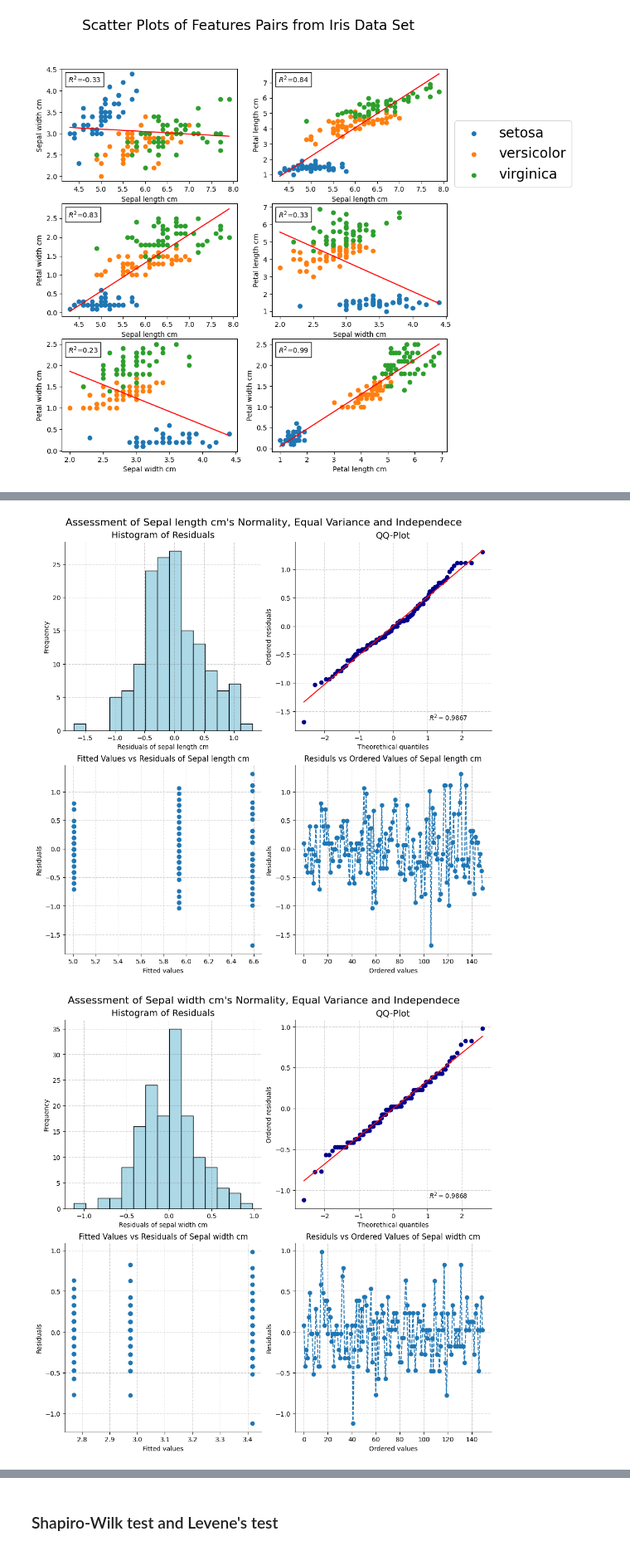
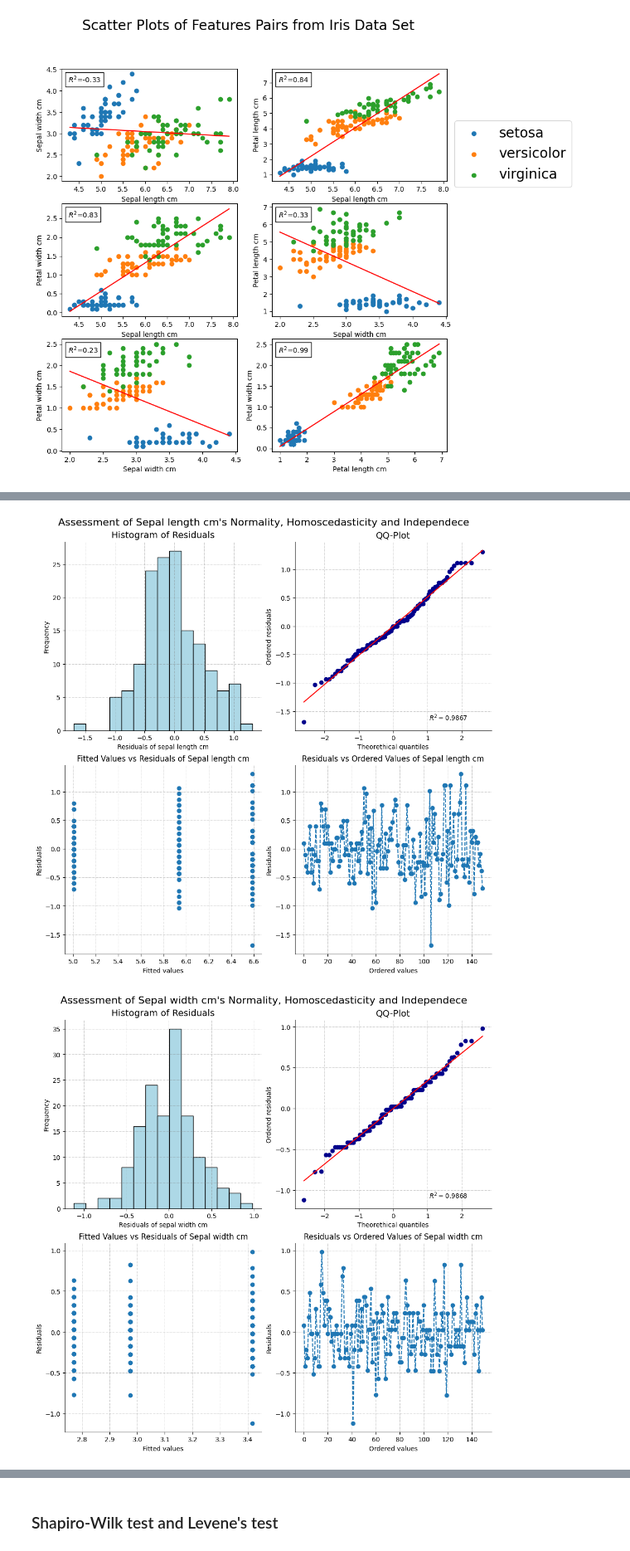
Before and after one commit to aldaszarnauskas/exploratory_analysis_iris_dataset, a Jupyter notebook: pands-project.ipynb, the cells around one changed output, grey strips where cells are left out. Shown at 83% size. Cells and saved outputs as stored; diff of their text form; code cells hidden in the pictures.

```diff
--- a/pands-project.ipynb
+++ b/pands-project.ipynb
@@ -568,34 +610,34 @@ for feature in features:
             ax.set_title("Histogram of Residuals", fontsize=14)
 
         elif count == 1:
             stats.probplot(resid, dist="norm", plot=ax, rvalue=True)
             ax.lines[0].set_color('darkblue')
             ax.set_xlabel("Theorethical quantiles", fontsize=10)
             ax.set_ylabel("Ordered residuals", fontsize=10)
             ax.set_title("QQ-Plot", fontsize=14)
         elif count == 2:
             ax.scatter(fitted_values,resid)
             ax.set_xlabel("Fitted values")
             ax.set_ylabel("Residuals")
             ax.set_title(f"Fitted Values vs Residuals of {feature_name.capitalize()}")
         else:
             ax.plot(resid, marker="o", linestyle="--")
             ax.set_xlabel("Ordered values")
             ax.set_ylabel("Residuals")
-            ax.set_title(f"Residuls vs Ordered Values of {feature_name.capitalize()}")
+            ax.set_title(f"Residuals vs Ordered Values of {feature_name.capitalize()}")
             print("""
 
 
             """)
 
 
     # Set the title
     fig.suptitle(f'Assessment of {feature_name.replace(" (cm)", ""
-).capitalize()}\'s Normality, Equal Variance and Independece', fontsize=16)
+).capitalize()}\'s Normality, Homoscedasticity and Independece', fontsize=16)
     # Save the plot
     plt.savefig(f"{feature}_assesment_of_norm_var_ind.png", dpi=300, bbox_inches = 'tight')
     # Show the plot
     plt.show()
 # %% [output]
-[figure, old version]
+[figure, new version]
-[figure, old version]
+[figure, new version]
```
Also changed, not shown: parts of 21 cells of this notebook.
